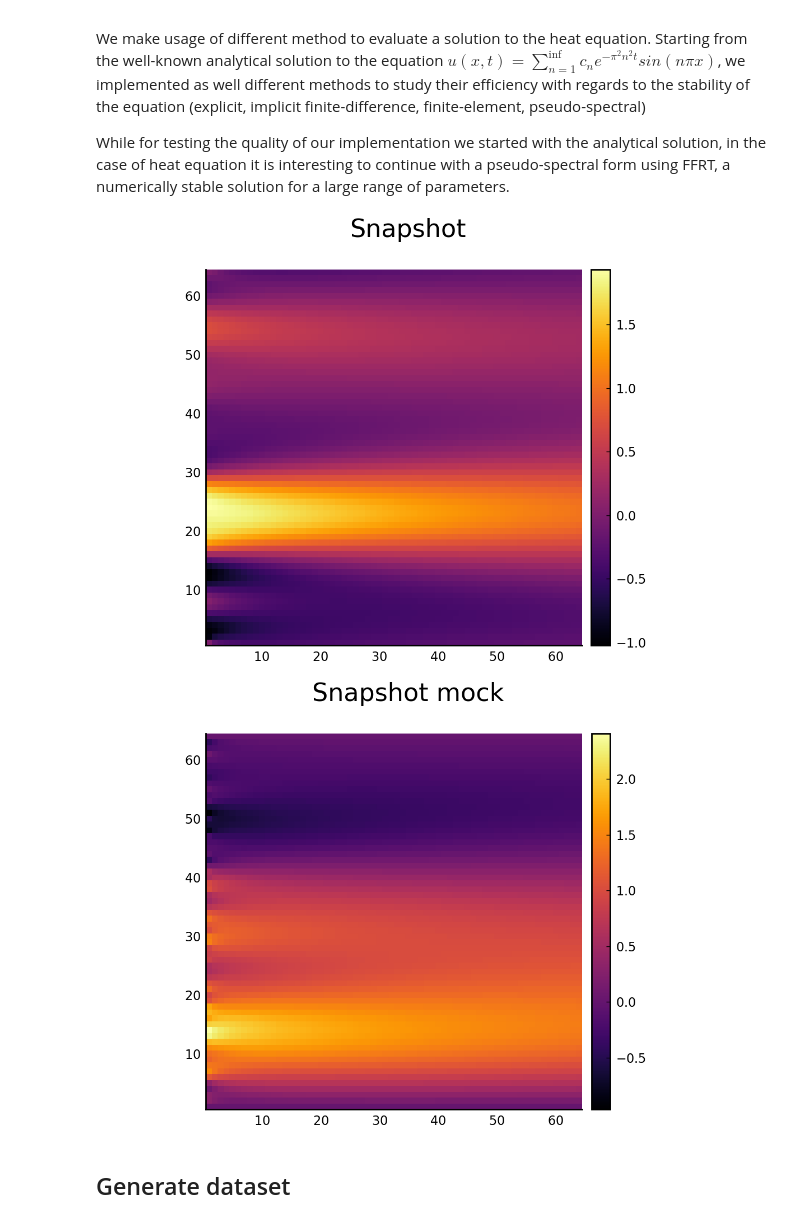
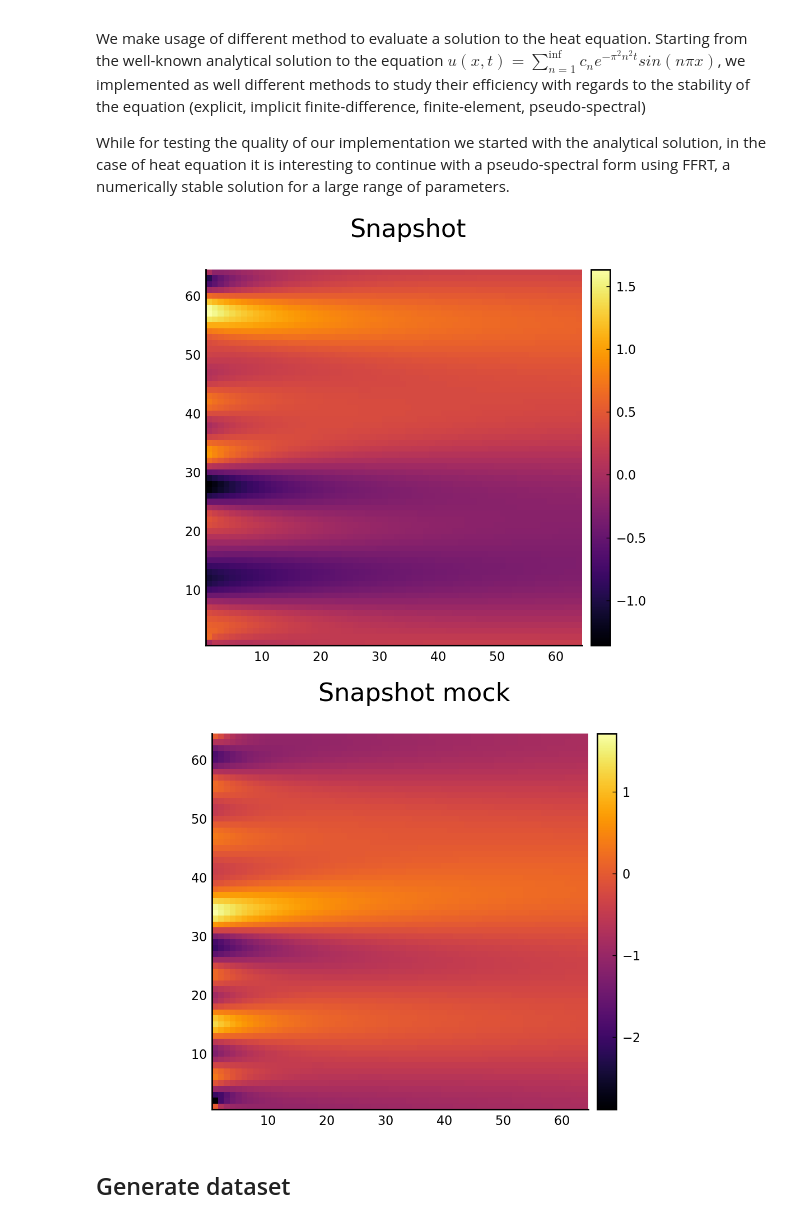
Before and after one commit to vdesgrange/closure-model, a Jupyter notebook: experiments/julia_src/neural_closure/heat_equation_neural_ode.ipynb, the cells around one changed output. Drawn from its saved outputs; the diff is of its cells as text; code cells hidden in the pictures.

```diff
--- a/experiments/julia_src/neural_closure/heat_equation_neural_ode.ipynb
+++ b/experiments/julia_src/neural_closure/heat_equation_neural_ode.ipynb
@@ -54,20 +64,20 @@ n = [3, 7, 10];
 # %%
 dt = round((t_max - t_min) / (t_n - 1), digits=8);
 dx = round((x_max - x_min) / (x_n - 1), digits=8);
 
 t = LinRange(t_min, t_max, t_n);
 x = LinRange(x_min, x_max, x_n);
 
 # u0 = InitialFunctions.heat_analytical_init(t, x, n, c, kappa);
-# u0 = InitialFunctions.high_dim_random_init(t, x);
+u0 = InitialFunctions.high_dim_random_init(t, x);
 t, u = Equations.get_heat_fft(t, dx, x_n, kappa, u0[1, :]);
 GraphicTools.show_state(u, "Snapshot") # need to reverse u, odesolver switch dimensions
 # %% [output]
-[figure, old version]
+[figure, new version]
 # %%
-ta, u_a = Generator.heat_snapshot_generator(t_max, t_min, x_max, x_min, t_n, x_n, 4, kappa, k)
+ta, u_a = Generator.heat_snapshot_generator(t_max, t_min, x_max, x_min, t_n, x_n, 2, kappa, k)
 GraphicTools.show_state(u_a, "Snapshot mock")
 # %% [output]
-[figure, old version]
+[figure, new version]
 # %% [markdown]
 ## Generate dataset
```
Also changed, not shown: parts of 41 cells of this notebook, 1 other file.
